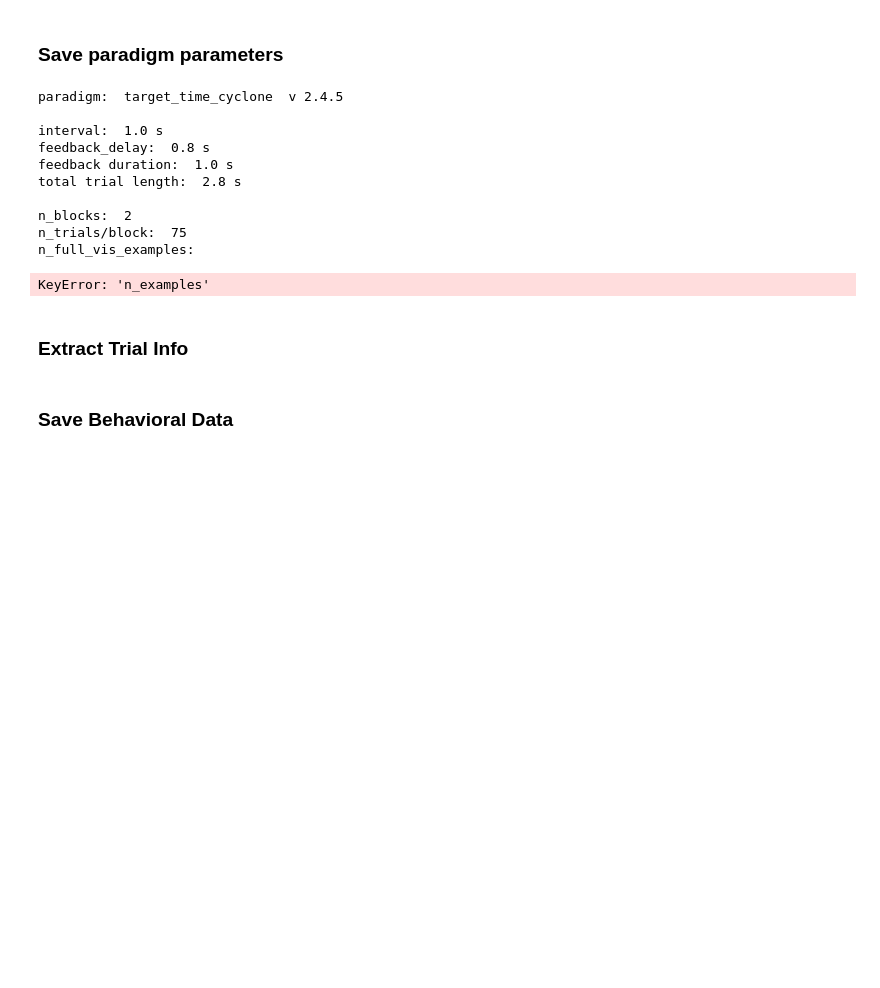
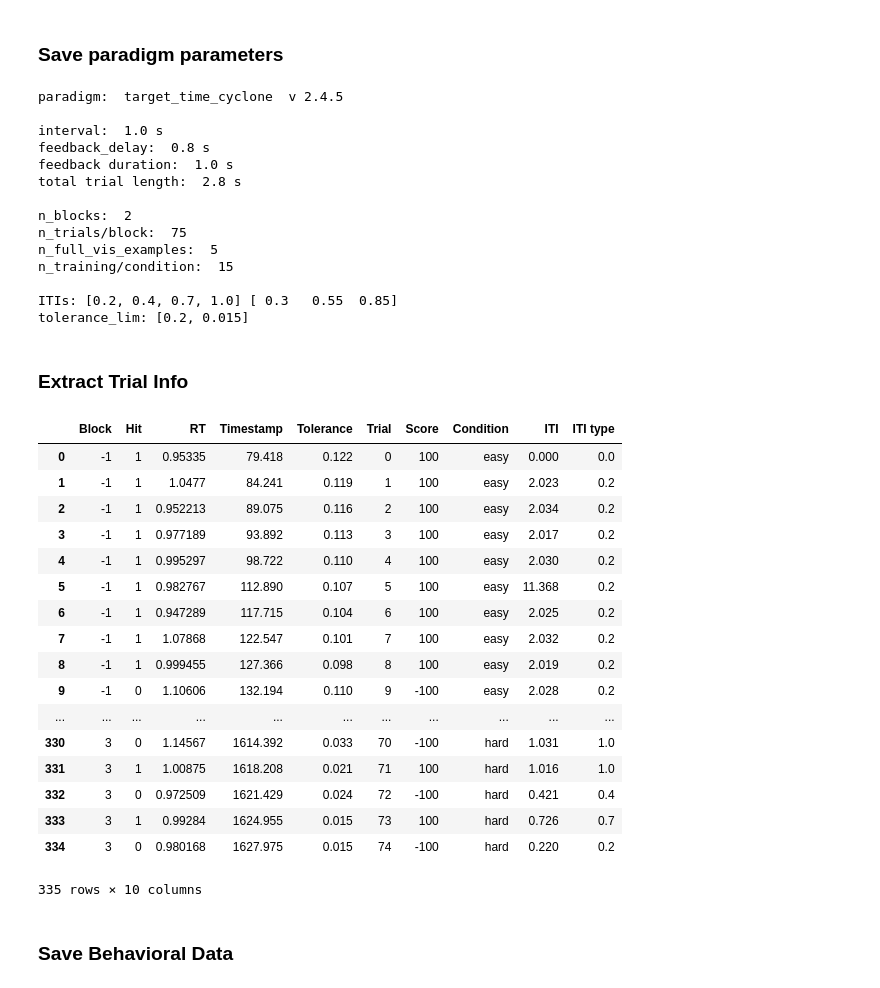
Before and after one commit to hoycw/asymmetric_RPE_paper, a Jupyter notebook: BHV00_extract.ipynb, the cells around one changed output. Saved outputs shown, nothing was run; the diff lists cells and outputs as text; code cells hidden in the pictures; blank space fills up the shorter version.

```diff
--- a/BHV00_extract.ipynb
+++ b/BHV00_extract.ipynb
@@ -14,7 +14,7 @@ import pickle
 # %% [output]
 :0: FutureWarning: IPython widgets are experimental and may change in the future.
 # %%
-SBJ = 'IR84'
+SBJ = 'IR82'
 # %%
 prj_dir = '/Volumes/hoycw_clust/PRJ_Error/'
 results_dir = prj_dir+'results/'
@@ -28,7 +28,7 @@ logs = {'Rana_1.6': 'Rana2_response_log_20170321103129_DATA.txt',
         'Adi_1.7': 'adi_response_log_20170321153641.txt',
         'CP22': '222_response_log_20170609140407.txt',
         'CP23': '223_response_log_20170930123015.txt',
-        'CP241': '224-1_response_log_20171206121023.txt',
+        'CP24': '224_response_log_20171206121023.txt',
         'CP242': 'cp24_2_response_log_20171209120902.txt',
         'CP25': 'CP25_response_log_20180811082953.txt',
         'IR57': '857_response_log_20170322112243_CWHedit.txt',#CWHedit added n_training, n_examples lines
@@ -50,15 +50,15 @@ logs = {'Rana_1.6': 'Rana2_response_log_20170321103129_DATA.txt',
         'IR79': 'IR79_response_log_20180710112314.txt',
         'IR82': 'IR82_response_log_20180928162311.txt',
         'IR84': 'IR84_response_log_20181025094454.txt',
-        'P1': 'Pilot1_2_response_log_20170412131644.txt',
-        'P2': 'pilot2_response_log_20170412140615.txt',
-        'P3': 'pilot3_response_log_20170413110228.txt',
-        'P4': 'Pilot4_2_response_log_20170418140941.txt',
-        'P5': 'colin_real_response_log_20170412103113.txt',
-        'P6': 'pilot_adi_response_log_20170414122257.txt',
-        'P7': 'pilot_Rana_response_log_20170415155844.txt',
-        'P8': 'Giao_response_log_20170419161340.txt',
-        'P9': 'Sundberg_response_log_20170419150222.txt',
+        'BP1': 'Pilot1_2_response_log_20170412131644.txt',
+        'BP2': 'pilot2_response_log_20170412140615.txt',
+        'BP3': 'pilot3_response_log_20170413110228.txt',
+        'BP4': 'Pilot4_2_response_log_20170418140941.txt',
+        'BP5': 'colin_real_response_log_20170412103113.txt',
+        'BP6': 'pilot_adi_response_log_20170414122257.txt',
+        'BP7': 'pilot_Rana_response_log_20170415155844.txt',
+        'BP8': 'Giao_response_log_20170419161340.txt',
+        'BP9': 'Sundberg_response_log_20170419150222.txt',
         'colin_vec': 'colin_circle_wVec_response_log_20171222141248.txt',
         'colin_novec': 'colin_noVec_response_log_20171222142110.txt'
        }
@@ -107,9 +107,21 @@ for line in log:
         prdm['n_trials'] = int(line[line.find('=')+2:])
     if line.find('n_examples')!=-1:
         prdm['n_examples'] = int(line[line.find('=')+2:])
+    elif line.find('n_fullvis')!=-1:
+        prdm['n_examples'] = int(line[line.find('=')+2:])
     if line.find('n_training')!=-1:
         prdm['n_training'] = int(line[line.find('=')+2:])
 
+# Add missing items from early log files
+if 'prdm_name' not in prdm:
+    prdm['prdm_name'] = 'not_logged'
+if 'prdm_version' not in prdm:
+    prdm['prdm_version'] = '<1.8.5'
+if 'n_examples' not in prdm:
+    prdm['n_examples'] = int(-1)
+if 'n_training' not in prdm:
+    prdm['n_training'] = int(-1)
+
 prdm['trl_len'] = prdm['target']+\
             prdm['fb_delay']+prdm['fb']
 # %% [markdown]
@@ -148,20 +160,26 @@ total trial length:  2.8 s
 
 n_blocks:  2
 n_trials/block:  75
-n_full_vis_examples:
+n_full_vis_examples:  5
+n_training/condition:  15
+
+ITIs: [0.2, 0.4, 0.7, 1.0] [ 0.3   0.55  0.85]
+tolerance_lim: [0.2, 0.015]
-KeyError: 'n_examples'
 # %% [markdown]
 ### Extract Trial Info
 # %%
 resp_lines = [line for line in log if line.find('Outcome=')!=-1]
 data = pd.DataFrame({'Block': [line[line.find('B')+1] for line in resp_lines],
                      'Trial': [int(line[line.find('_T')+2:line.find(':')]) for line in resp_lines],
-                     'Condition': [line[line.find('_type')+8:line.find('_type')+12] for line in resp_lines],
                      'Hit': [line.count('WIN') for line in resp_lines],
                      'RT': [line[line.find('RT')+5:line.find('RT')+5+13].strip() for line in resp_lines],
                      'Tolerance': [float(line[line.find('tol')+12:line.find('\n')]) for line in resp_lines],
                      'Timestamp': [float(line[:line.find('.')+4]) for line in resp_lines]})
 data['Score'] = [100 if data['Hit'][ix]==1 else -100 for ix in range(len(data))]
+if prdm['prdm_version'][0]=='2':
+    data['Condition'] = [line[line.find('condition')+12:line.find('condition')+16] for line in resp_lines]
+else:
+    data['Condition'] = [line[line.find('_type')+8:line.find('_type')+12] for line in resp_lines]
 
 # Calculate ITIs
 data['ITI'] = [data['Timestamp'][ix]-data['Timestamp'][ix-1]-prdm['trl_len'] if ix!=0 else 0 \
@@ -192,6 +210,27 @@ for ix in range(len(data)):
         data.loc[ix,'Block'] = -1
     else:
         data.loc[ix,'Block'] = int(data['Block'][ix])
+# %%
+data
+# %% [output]
+|  | Block | Hit | RT | Timestamp | Tolerance | Trial | Score | Condition | ITI | ITI type |
+| 0 | -1 | 1 | 0.95335 | 79.418 | 0.122 | 0 | 100 | easy | 0.000 | 0.0 |
+| 1 | -1 | 1 | 1.0477 | 84.241 | 0.119 | 1 | 100 | easy | 2.023 | 0.2 |
+| 2 | -1 | 1 | 0.952213 | 89.075 | 0.116 | 2 | 100 | easy | 2.034 | 0.2 |
+| 3 | -1 | 1 | 0.977189 | 93.892 | 0.113 | 3 | 100 | easy | 2.017 | 0.2 |
+| 4 | -1 | 1 | 0.995297 | 98.722 | 0.110 | 4 | 100 | easy | 2.030 | 0.2 |
+| 5 | -1 | 1 | 0.982767 | 112.890 | 0.107 | 5 | 100 | easy | 11.368 | 0.2 |
+| 6 | -1 | 1 | 0.947289 | 117.715 | 0.104 | 6 | 100 | easy | 2.025 | 0.2 |
+| 7 | -1 | 1 | 1.07868 | 122.547 | 0.101 | 7 | 100 | easy | 2.032 | 0.2 |
+| 8 | -1 | 1 | 0.999455 | 127.366 | 0.098 | 8 | 100 | easy | 2.019 | 0.2 |
+| 9 | -1 | 0 | 1.10606 | 132.194 | 0.110 | 9 | -100 | easy | 2.028 | 0.2 |
+| ... | ... | ... | ... | ... | ... | ... | ... | ... | ... | ... |
+| 330 | 3 | 0 | 1.14567 | 1614.392 | 0.033 | 70 | -100 | hard | 1.031 | 1.0 |
+| 331 | 3 | 1 | 1.00875 | 1618.208 | 0.021 | 71 | 100 | hard | 1.016 | 1.0 |
+| 332 | 3 | 0 | 0.972509 | 1621.429 | 0.024 | 72 | -100 | hard | 0.421 | 0.4 |
+| 333 | 3 | 1 | 0.99284 | 1624.955 | 0.015 | 73 | 100 | hard | 0.726 | 0.7 |
+| 334 | 3 | 0 | 0.980168 | 1627.975 | 0.015 | 74 | -100 | hard | 0.220 | 0.2 |
+335 rows × 10 columns
 # %%
 # print(SBJ,' n_trials = ',len(data))
 # for cond in data['Condition'].unique():
```
Also changed, not shown: 10 other files.
